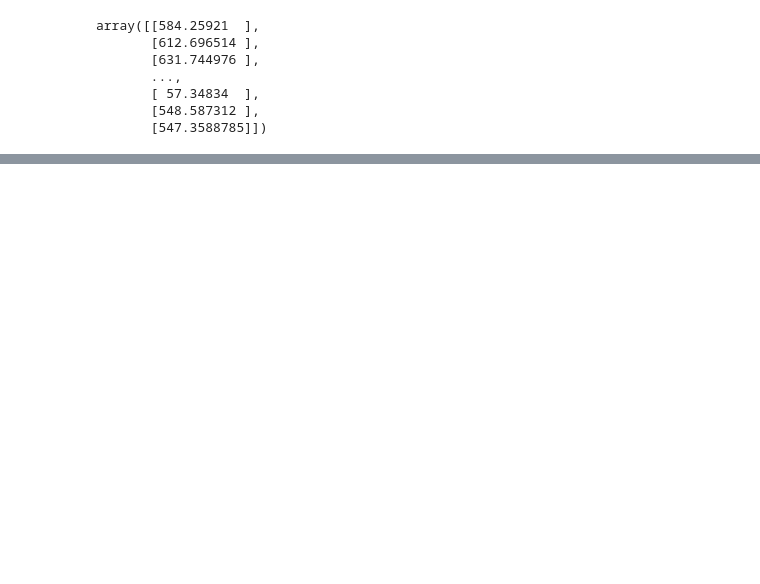
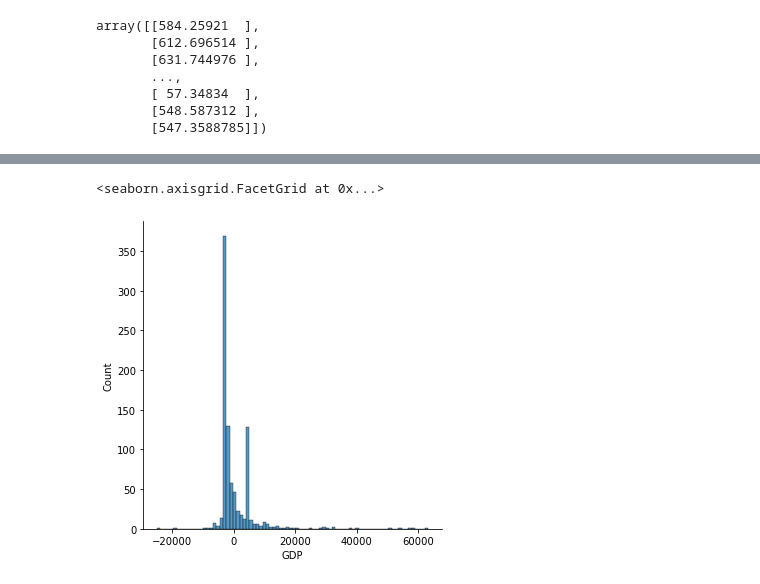
Before and after one commit to BinhHong/Linear-Regression, a Jupyter notebook: Linear_Regression.ipynb, the cells around one changed output, grey strips where cells are left out. Saved outputs shown, nothing was run; the diff lists cells and outputs as text; code cells hidden in the pictures; blank space fills up the shorter version.

```diff
--- a/Linear_Regression.ipynb
+++ b/Linear_Regression.ipynb
@@ -245,0 +336,5 @@ array([[-254.02348668]])
+# %%
+sns.displot((y_test-y_predict))
+# %% [output]
+<seaborn.axisgrid.FacetGrid at 0x...>
+[figure, added]
```
Also changed, not shown: parts of 46 cells of this notebook.
